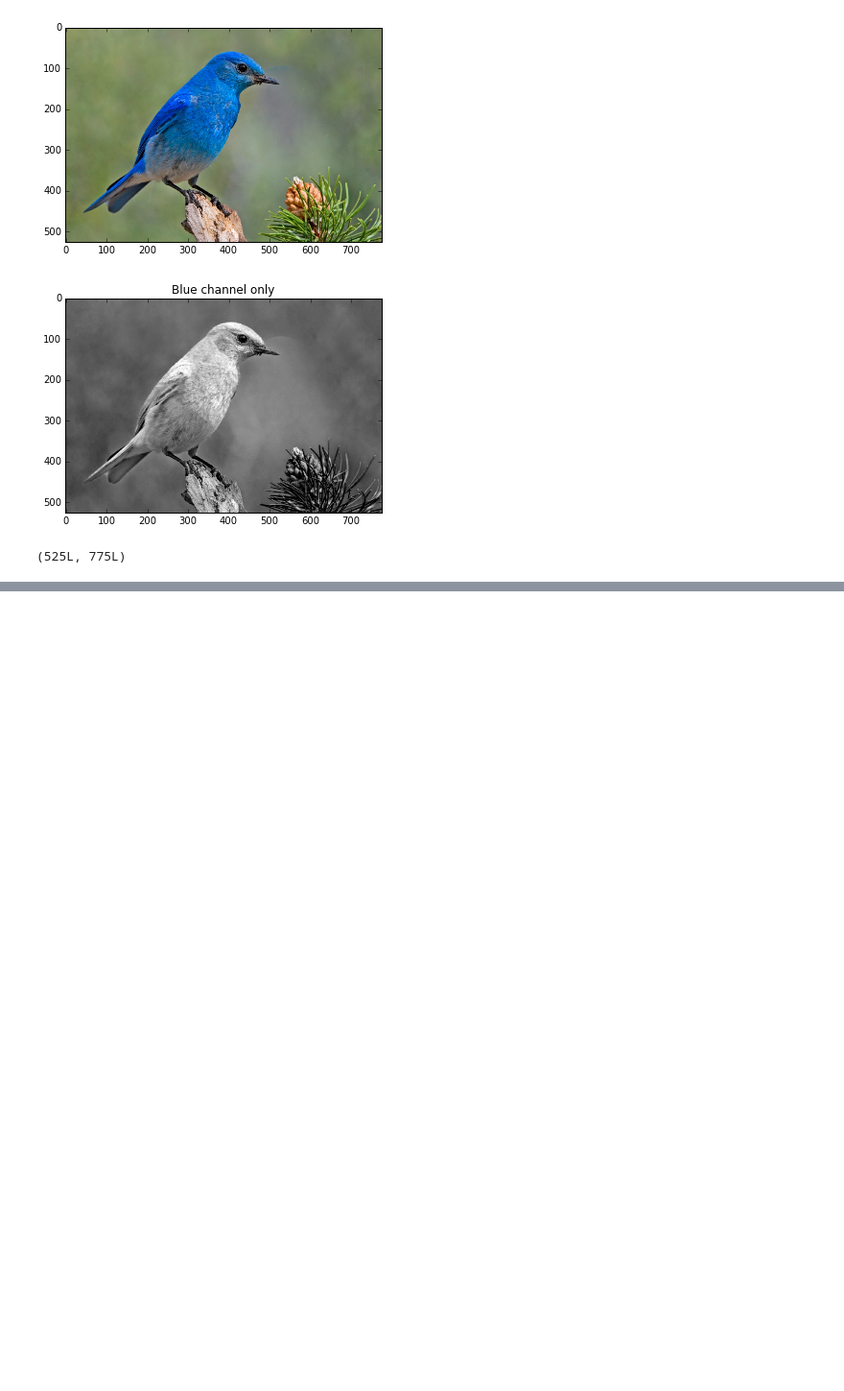
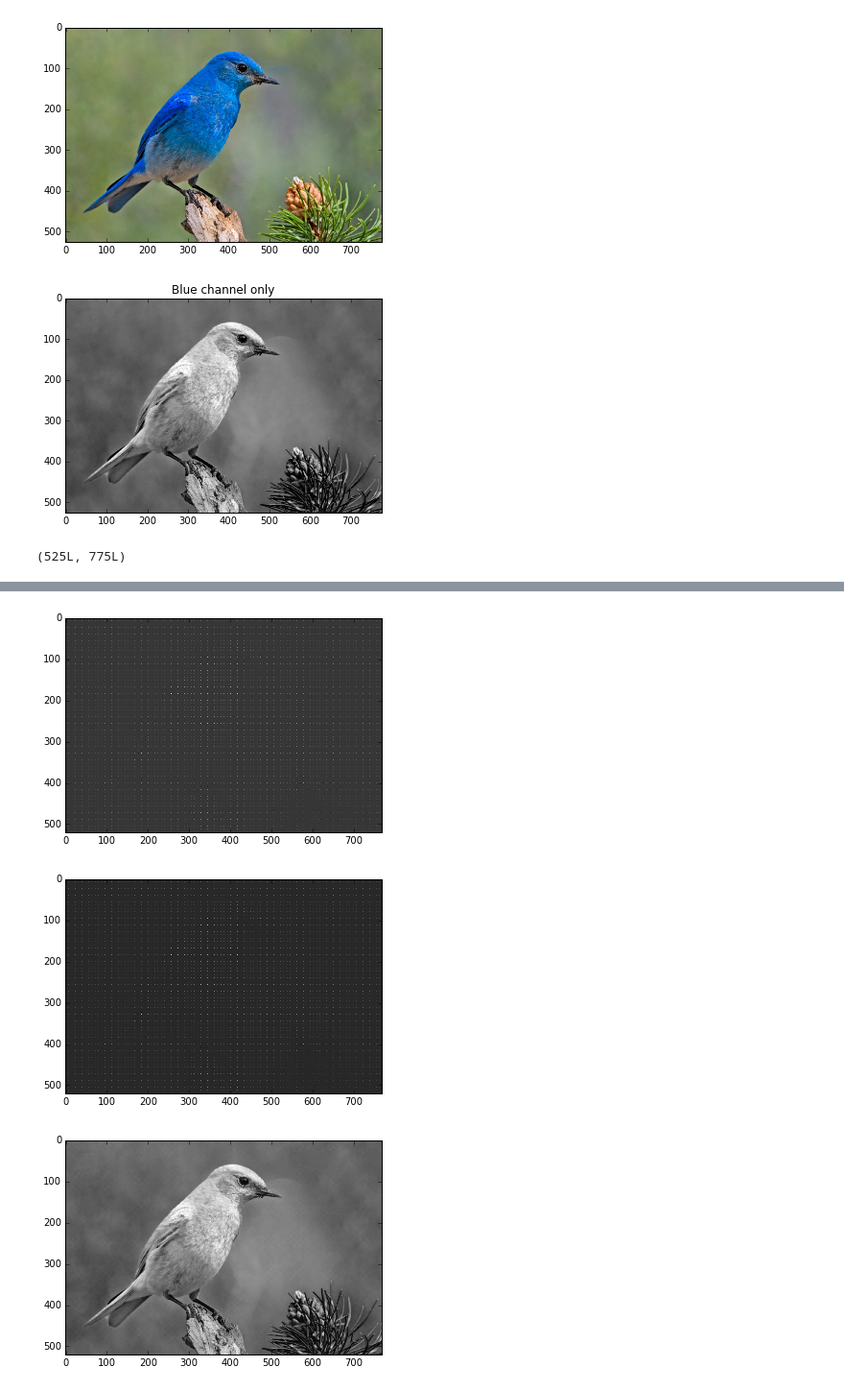
Before and after one commit to yizow/RiFi, a Jupyter notebook: imagetest.ipynb, the cells around one changed output, grey strips where cells are left out. Shown at 96% size. Cells and saved outputs as stored; diff of their text form; code cells hidden in the pictures; blank space fills up the shorter version.

```diff
--- a/imagetest.ipynb
+++ b/imagetest.ipynb
@@ -91,0 +271,20 @@ plt.show()
+# %%
+jI = JPEG(j.compressed, q, dims=(520, 768))
+
+jI.decompress()
+jI.expandBlocks()
+plt.figure()
+plt.imshow(jI.expanded, cmap='gray')
+
+jI.rectifyBlocks()
+plt.figure()
+plt.imshow(jI.rectified, cmap='gray')
+
+jI.IDCT_2D()
+plt.figure()
+plt.imshow(jI.reconstructed, cmap='gray')
+plt.show()
+# %% [output]
+[figure, added]
+[figure, added]
+[figure, added]
```
Also changed, not shown: parts of 6 cells of this notebook.
